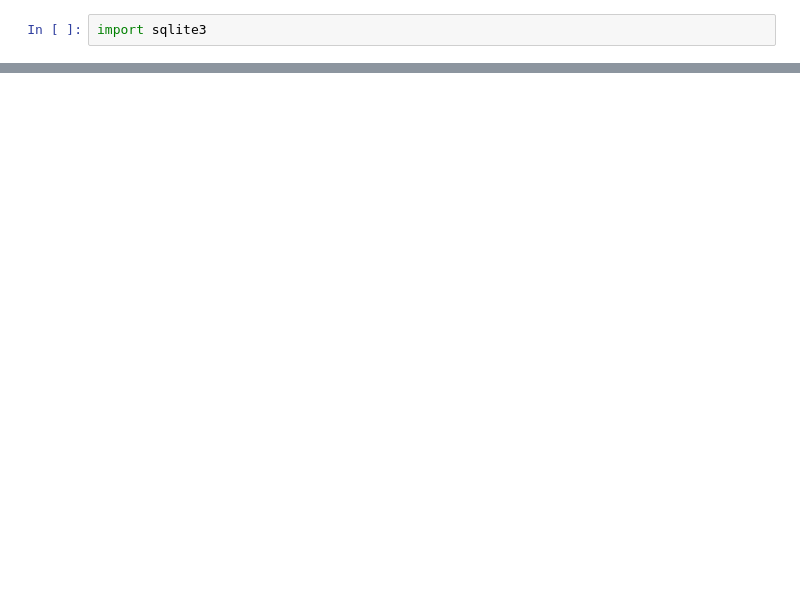
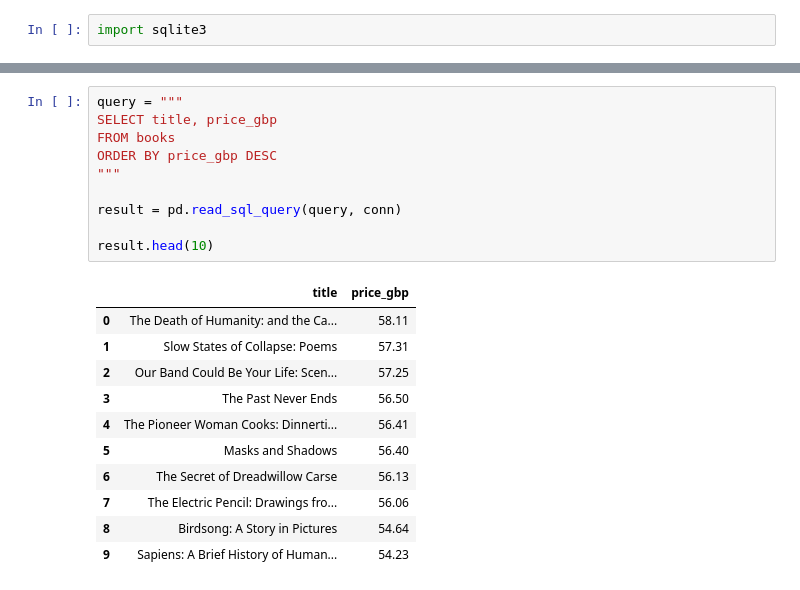
Before and after one commit to pavanndasarii/ai-ml-final-project, a Jupyter notebook: data_pipeline/01_data_pipeline.ipynb, the cells around one changed output, grey strips where cells are left out. Drawn from its saved outputs; the diff is of its cells as text; blank space fills up the shorter version.

```diff
--- a/data_pipeline/01_data_pipeline.ipynb
+++ b/data_pipeline/01_data_pipeline.ipynb
@@ -758,0 +386,22 @@ result6
+# %%
+query = """
+SELECT title, price_gbp
+FROM books
+ORDER BY price_gbp DESC
+"""
+
+result = pd.read_sql_query(query, conn)
+
+result.head(10)
+# %% [output]
+|  | title | price_gbp |
+| 0 | The Death of Humanity: and the Ca... | 58.11 |
+| 1 | Slow States of Collapse: Poems | 57.31 |
+| 2 | Our Band Could Be Your Life: Scen... | 57.25 |
+| 3 | The Past Never Ends | 56.50 |
+| 4 | The Pioneer Woman Cooks: Dinnerti... | 56.41 |
+| 5 | Masks and Shadows | 56.40 |
+| 6 | The Secret of Dreadwillow Carse | 56.13 |
+| 7 | The Electric Pencil: Drawings fro... | 56.06 |
+| 8 | Birdsong: A Story in Pictures | 54.64 |
+| 9 | Sapiens: A Brief History of Human... | 54.23 |
```
Also changed, not shown: parts of 119 cells of this notebook.
